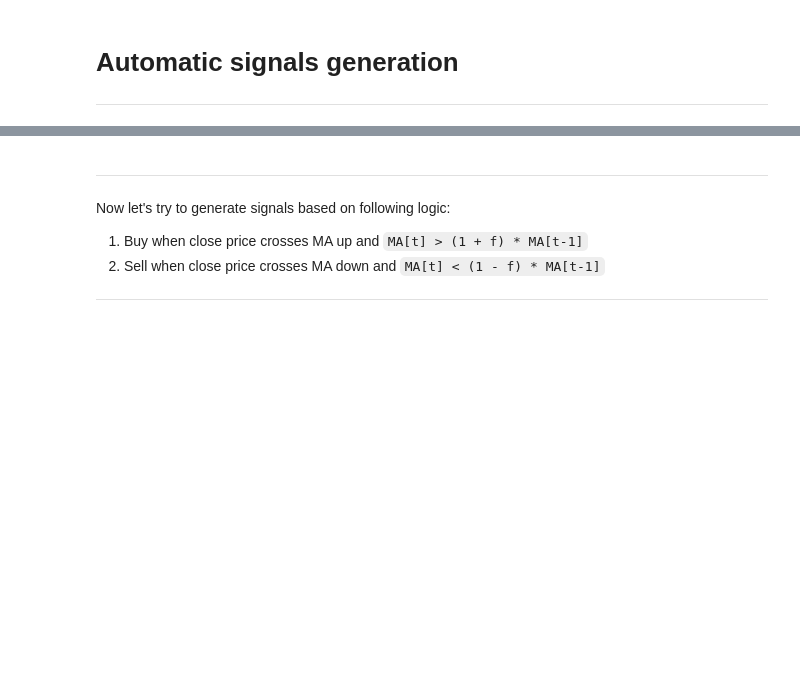
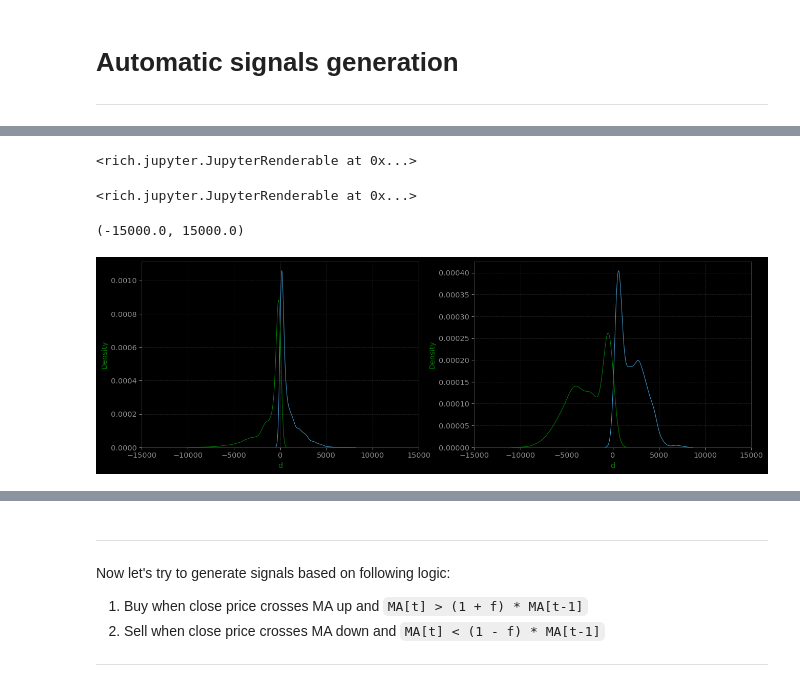
Before and after one commit to appliedalphacom/qlearn, a Jupyter notebook: examples/0. Backtesting Tutorial.ipynb, the cells around one changed output, grey strips where cells are left out. Cells and saved outputs as stored; diff of their text form; code cells hidden in the pictures; blank space fills up the shorter version.

```diff
--- a/examples/0. Backtesting Tutorial.ipynb
+++ b/examples/0. Backtesting Tutorial.ipynb
@@ -108,15 +239,26 @@ sns.kdeplot(delta['2021-01-01':], cut=1)
+# %%
+from ira.analysis.timeseries import series_halflife
+
+print(series_halflife(delta[:'2021-01-01':].dropna()))
+print(series_halflife(delta['2021-01-01':].dropna()))
+# %% [output]
+<rich.jupyter.JupyterRenderable at 0x...>
+<rich.jupyter.JupyterRenderable at 0x...>
 # %%
 xd = scols(ma, delta, names=['K', 'd'])
 fig(16,5)
 sbp(12,1)
 sns.kdeplot(xd[xd.K > xd.K.shift(1)].d)
 sns.kdeplot(xd[xd.K < xd.K.shift(1)].d)
 plt.xlim(-15000, +15000)
 
-# sbp(12,2)
-# sns.kdeplot(xd[xd.K > 1.001*xd.K.shift(1)].d)
-# sns.kdeplot(xd[xd.K < 0.999*xd.K.shift(1)].d)
-# plt.xlim(-15000, +15000)
+sbp(12,2)
+sns.kdeplot(xd[xd.K > 1.001*xd.K.shift(1)].d)
+sns.kdeplot(xd[xd.K < 0.999*xd.K.shift(1)].d)
+plt.xlim(-15000, +15000)
+# %% [output]
+(-15000.0, 15000.0)
+[figure, added]
 # %%
 xd = scols(ma, delta, names=['K', 'd'])['2021-01-01':]
 
```
Also changed, not shown: parts of 43 cells of this notebook.
